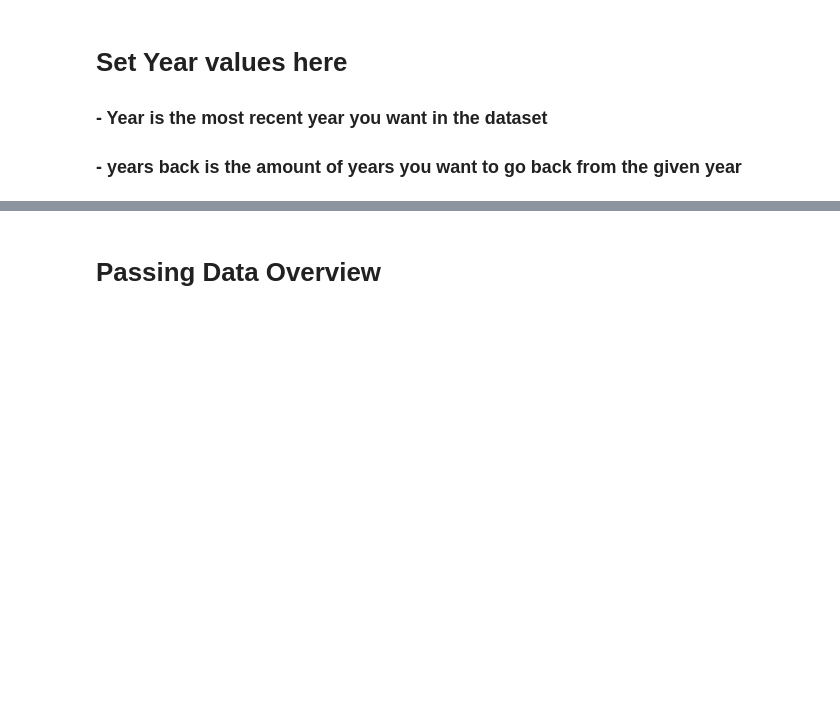
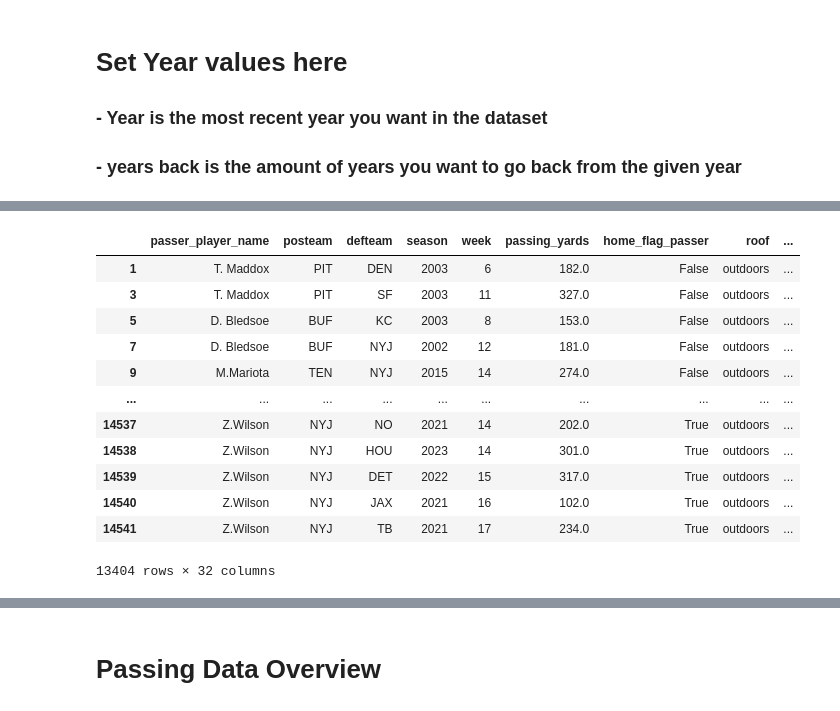
Before and after one commit to JP5252/NFL-Data-Analysis, a Jupyter notebook: NFL_Player_Data_Analysis.ipynb, the cells around one changed output, grey strips where cells are left out. Drawn from its saved outputs; the diff is of its cells as text; code cells hidden in the pictures; blank space fills up the shorter version.

```diff
--- a/NFL_Player_Data_Analysis.ipynb
+++ b/NFL_Player_Data_Analysis.ipynb
@@ -26,9 +36,9 @@ ModuleNotFoundError: No module named 'pycaret'
 ### - Year is the most recent year you want in the dataset
 ### - years back is the amount of years you want to go back from the given year
 # %%
-# Set year most recent year of desired dataset and how many years to go back
+# Set year of desired dataset and how many years to go back
 year = 2023
-years_back = 20
+years_back = 21
 # %%
 # get dataframes
 pass_df, def_df = stats.get_stats(year, years_back)
@@ -35,6 +63,22 @@ pass_df, def_df = stats.get_stats(year, years_back)
 # %%
 # Merge the defense and passer dataframes together
 df = pass_df.merge(def_df, how='inner', on=['defteam', 'season', 'week', 'roof', 'surface'], suffixes=('_passer', '_defense'))
 
 # clean outliers from the data
 df = df[df['pass_attempts_ewma_passer'] > 5]
+
+df
+# %% [output]
+|  | passer_player_name | posteam | defteam | season | week | passing_yards | home_flag_passer | roof | ... |
+| 1 | T. Maddox | PIT | DEN | 2003 | 6 | 182.0 | False | outdoors | ... |
+| 3 | T. Maddox | PIT | SF | 2003 | 11 | 327.0 | False | outdoors | ... |
+| 5 | D. Bledsoe | BUF | KC | 2003 | 8 | 153.0 | False | outdoors | ... |
+| 7 | D. Bledsoe | BUF | NYJ | 2002 | 12 | 181.0 | False | outdoors | ... |
+| 9 | M.Mariota | TEN | NYJ | 2015 | 14 | 274.0 | False | outdoors | ... |
+| ... | ... | ... | ... | ... | ... | ... | ... | ... | ... |
+| 14537 | Z.Wilson | NYJ | NO | 2021 | 14 | 202.0 | True | outdoors | ... |
+| 14538 | Z.Wilson | NYJ | HOU | 2023 | 14 | 301.0 | True | outdoors | ... |
+| 14539 | Z.Wilson | NYJ | DET | 2022 | 15 | 317.0 | True | outdoors | ... |
+| 14540 | Z.Wilson | NYJ | JAX | 2021 | 16 | 102.0 | True | outdoors | ... |
+| 14541 | Z.Wilson | NYJ | TB | 2021 | 17 | 234.0 | True | outdoors | ... |
+13404 rows × 32 columns
```
Also changed, not shown: parts of 20 cells of this notebook.
